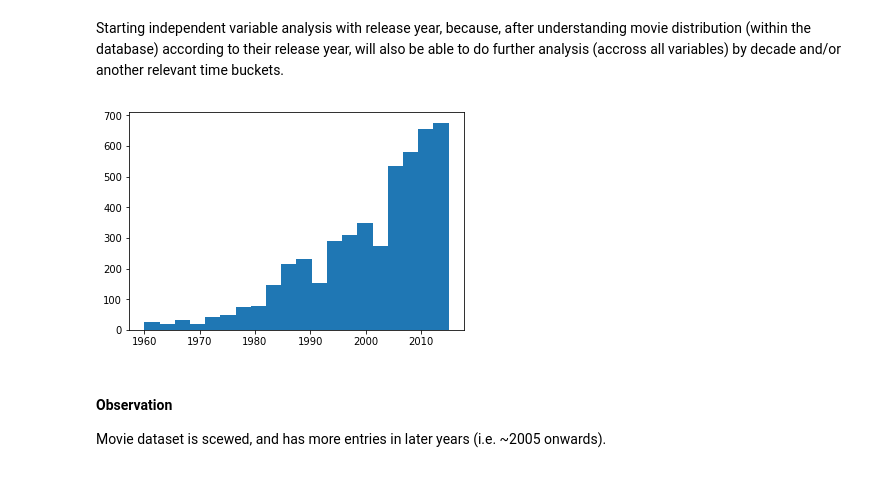
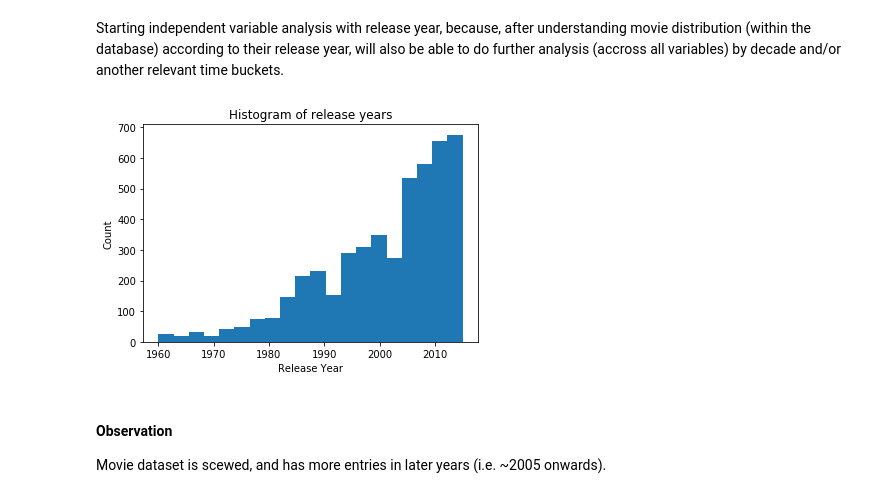
Before and after one commit to VilijaVait/data-analyst-udacity, a Jupyter notebook: projects/MovieDataAnalysis/movie-dataset-analysis-full.ipynb, the cells around one changed output. Saved outputs shown, nothing was run; the diff lists cells and outputs as text; code cells hidden in the pictures.

Commit message:
style: add titles, labels to charts (MovieData)

```diff
--- a/projects/MovieDataAnalysis/movie-dataset-analysis-full.ipynb
+++ b/projects/MovieDataAnalysis/movie-dataset-analysis-full.ipynb
@@ -456,9 +504,12 @@ And for general understanding of data, will also have a quick look at **release_
 # %% [markdown]
 Starting independent variable analysis with release year, because, after understanding movie distribution (within the database) according to their release year, will also be able to do further analysis (accross all variables) by decade and/or another relevant time buckets.
 # %%
-plt.hist(df.release_year, bins=20);
+plt.hist(df.release_year, bins=20)
+plt.title('Histogram of release years')
+plt.xlabel('Release Year')
+plt.ylabel('Count');
 # %% [output]
-[figure, old version]
+[figure, new version]
 # %% [markdown]
 #### Observation
 Movie dataset is scewed, and has more entries in later years (i.e. ~2005 onwards).
```
Also changed, not shown: parts of 32 cells of this notebook, 1 other file.
